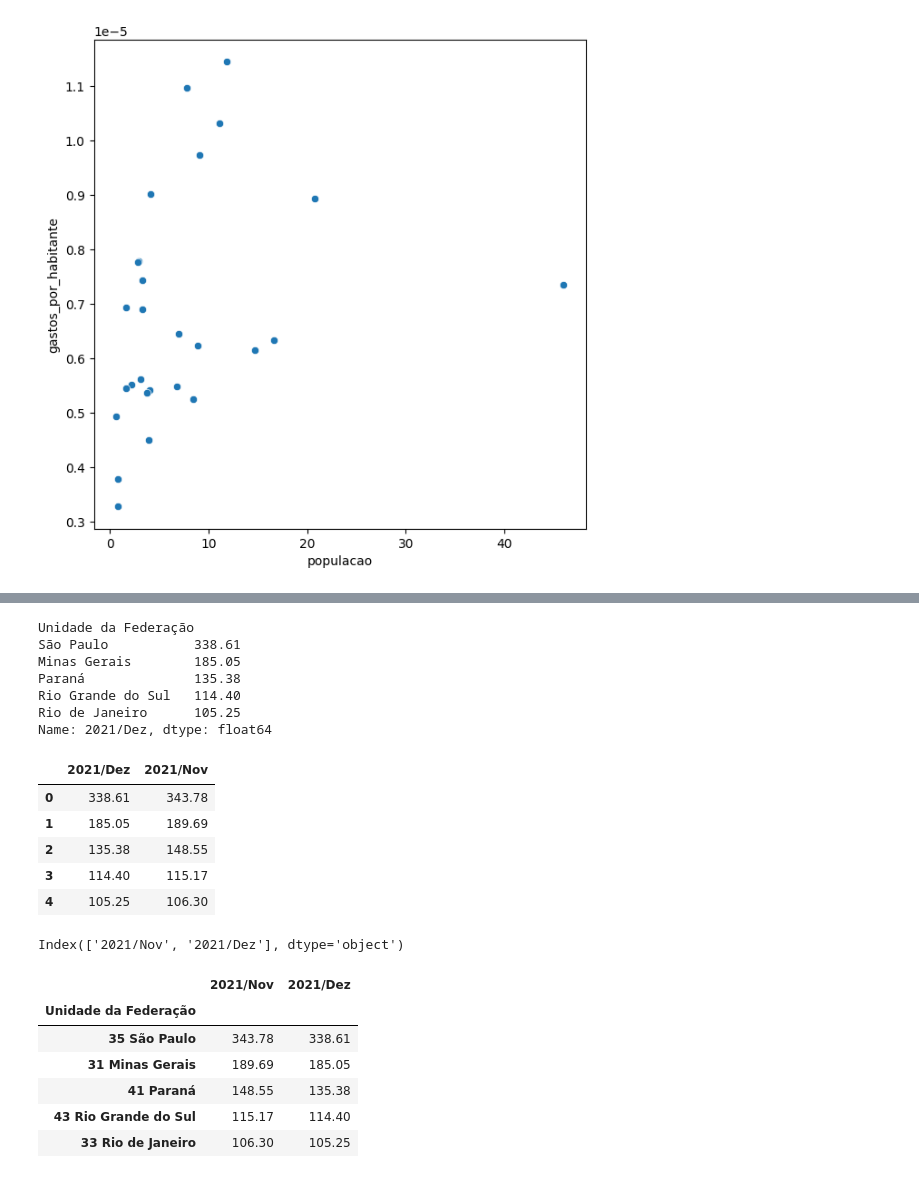
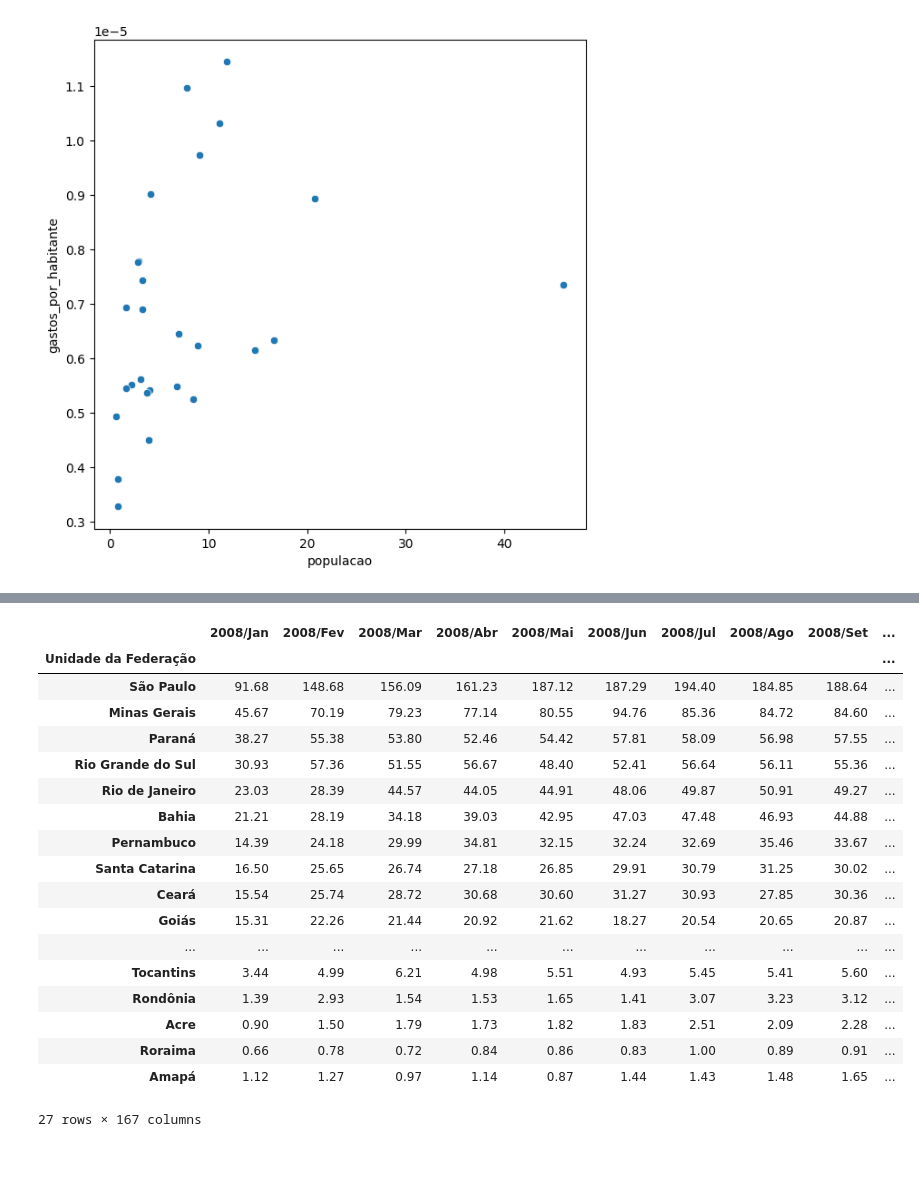
Before and after one commit to aloisiok1/visualizacao_de_dados, a Jupyter notebook: Dados_do_SUS/Aquisição_e_visualização (1).ipynb, the cells around one changed output, grey strips where cells are left out. Saved outputs shown, nothing was run; the diff lists cells and outputs as text; code cells hidden in the pictures.

```diff
--- a/Dados_do_SUS/Aquisição_e_visualização.ipynb
+++ b/Dados_do_SUS/Aquisição_e_visualização (1).ipynb
@@ -952,51 +942,49 @@ Name: 2021/Nov, dtype: float64
 # %%
-ultimo_mes = gastos_do_mais_recente
-ultimo_mes.head()
+#ultimo_mes = gastos_do_mais_recente
+#ultimo_mes.head()
-# %% [output]
-Unidade da Federação
-São Paulo           338.61
-Minas Gerais        185.05
-Paraná              135.38
-Rio Grande do Sul   114.40
-Rio de Janeiro      105.25
-Name: 2021/Dez, dtype: float64
 # %%
 # Remover a parte do código do índice em "ultimo_mes"
-ultimo_mes.index = ultimo_mes.index.str.split().str[1]
+#ultimo_mes.index = ultimo_mes.index.str.split().str[1]
 
 # Remover a parte do código do índice em "penultimo_mes"
-penultimo_mes.index = penultimo_mes.index.str.split().str[1]
+#penultimo_mes.index = penultimo_mes.index.str.split().str[1]
 
 # Redefinir os índices
-ultimo_mes = ultimo_mes.reset_index(drop=True)
-penultimo_mes = penultimo_mes.reset_index(drop=True)
+#ultimo_mes = ultimo_mes.reset_index(drop=True)
+#penultimo_mes = penultimo_mes.reset_index(drop=True)
 
 # Unir os DataFrames lado a lado
-unidos = pd.concat([ultimo_mes, penultimo_mes], axis=1)
+#unidos = pd.concat([ultimo_mes, penultimo_mes], axis=1)
 
 # Exibir o resultado
-unidos.head()
+#unidos.head()
-# %% [output]
-|  | 2021/Dez | 2021/Nov |
-| 0 | 338.61 | 343.78 |
-| 1 | 185.05 | 189.69 |
-| 2 | 135.38 | 148.55 |
-| 3 | 114.40 | 115.17 |
-| 4 | 105.25 | 106.30 |
 # %%
 #jeito mais facil de unir o ultimo e o penultimo mes
-penultimo_mes = ordenados_por_total.columns[-2:]
-penultimo_mes
+#penultimo_mes = ordenados_por_total.columns[-2:]
+#penultimo_mes
-# %% [output]
-Index(['2021/Nov', '2021/Dez'], dtype='object')
 # %%
-penultimo_mes = ordenados_por_total[penultimo_mes]
-penultimo_mes.head()
+#penultimo_mes = ordenados_por_total[penultimo_mes]
+#penultimo_mes.head()
-# %% [output]
-|  | 2021/Nov | 2021/Dez |
-| Unidade da Federação |  |  |
-| 35 São Paulo | 343.78 | 338.61 |
-| 31 Minas Gerais | 189.69 | 185.05 |
-| 41 Paraná | 148.55 | 135.38 |
-| 43 Rio Grande do Sul | 115.17 | 114.40 |
-| 33 Rio de Janeiro | 106.30 | 105.25 |
+# %%
+ordenados_por_total.index = ordenados_por_total.index.str[3:].str.strip()
+ordenados_por_total
+# %% [output]
+|  | 2008/Jan | 2008/Fev | 2008/Mar | 2008/Abr | 2008/Mai | 2008/Jun | 2008/Jul | 2008/Ago | 2008/Set | ... |
+| Unidade da Federação |  |  |  |  |  |  |  |  |  | ... |
+| São Paulo | 91.68 | 148.68 | 156.09 | 161.23 | 187.12 | 187.29 | 194.40 | 184.85 | 188.64 | ... |
+| Minas Gerais | 45.67 | 70.19 | 79.23 | 77.14 | 80.55 | 94.76 | 85.36 | 84.72 | 84.60 | ... |
+| Paraná | 38.27 | 55.38 | 53.80 | 52.46 | 54.42 | 57.81 | 58.09 | 56.98 | 57.55 | ... |
+| Rio Grande do Sul | 30.93 | 57.36 | 51.55 | 56.67 | 48.40 | 52.41 | 56.64 | 56.11 | 55.36 | ... |
+| Rio de Janeiro | 23.03 | 28.39 | 44.57 | 44.05 | 44.91 | 48.06 | 49.87 | 50.91 | 49.27 | ... |
+| Bahia | 21.21 | 28.19 | 34.18 | 39.03 | 42.95 | 47.03 | 47.48 | 46.93 | 44.88 | ... |
+| Pernambuco | 14.39 | 24.18 | 29.99 | 34.81 | 32.15 | 32.24 | 32.69 | 35.46 | 33.67 | ... |
+| Santa Catarina | 16.50 | 25.65 | 26.74 | 27.18 | 26.85 | 29.91 | 30.79 | 31.25 | 30.02 | ... |
+| Ceará | 15.54 | 25.74 | 28.72 | 30.68 | 30.60 | 31.27 | 30.93 | 27.85 | 30.36 | ... |
+| Goiás | 15.31 | 22.26 | 21.44 | 20.92 | 21.62 | 18.27 | 20.54 | 20.65 | 20.87 | ... |
+| ... | ... | ... | ... | ... | ... | ... | ... | ... | ... | ... |
+| Tocantins | 3.44 | 4.99 | 6.21 | 4.98 | 5.51 | 4.93 | 5.45 | 5.41 | 5.60 | ... |
+| Rondônia | 1.39 | 2.93 | 1.54 | 1.53 | 1.65 | 1.41 | 3.07 | 3.23 | 3.12 | ... |
+| Acre | 0.90 | 1.50 | 1.79 | 1.73 | 1.82 | 1.83 | 2.51 | 2.09 | 2.28 | ... |
+| Roraima | 0.66 | 0.78 | 0.72 | 0.84 | 0.86 | 0.83 | 1.00 | 0.89 | 0.91 | ... |
+| Amapá | 1.12 | 1.27 | 0.97 | 1.14 | 0.87 | 1.44 | 1.43 | 1.48 | 1.65 | ... |
+27 rows × 167 columns
```
Also changed, not shown: parts of 6 cells of this notebook, 1 other file.
